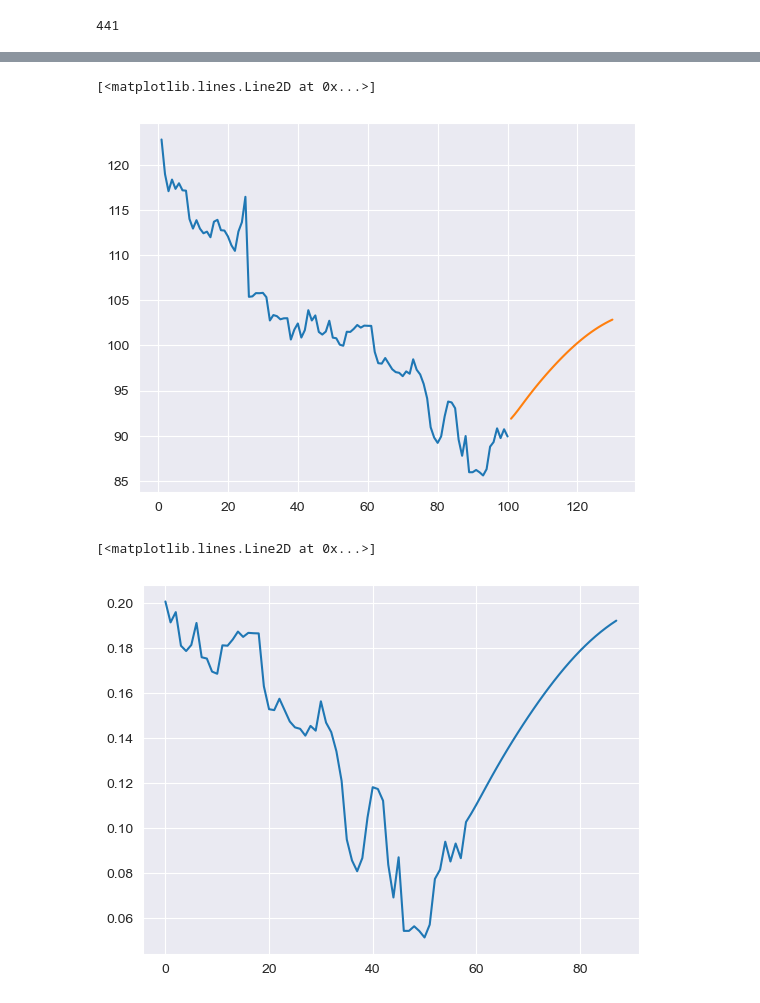
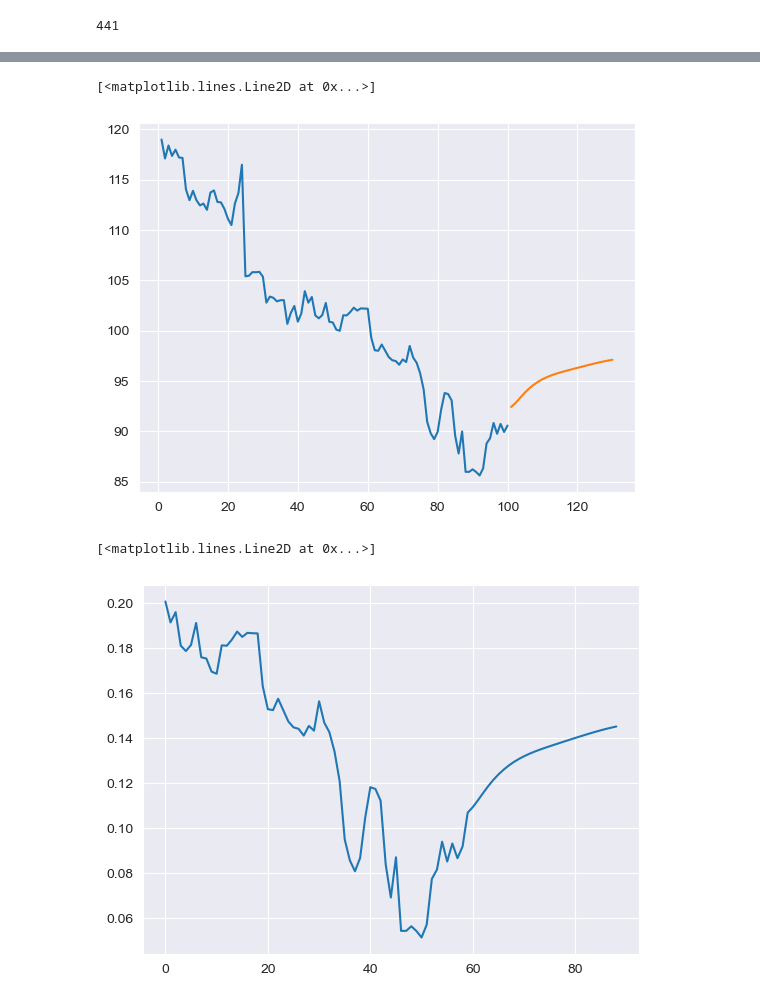
Before and after one commit to sonmarttt/StockAI, a Jupyter notebook: ForecastTrends.ipynb, the cells around one changed output, grey strips where cells are left out. Drawn from its saved outputs; the diff is of its cells as text; code cells hidden in the pictures.

```diff
--- a/ForecastTrends.ipynb
+++ b/ForecastTrends.ipynb
@@ -107,5 +96,4 @@ array([[0.42703317],
 # %%
-import numpy
 # convert an array of values into a dataset matrix
 def create_dataset(dataset, time_step=1):
 	dataX, dataY = [], []
@@ -113,7 +101,7 @@ def create_dataset(dataset, time_step=1):
 		a = dataset[i:(i+time_step), 0]   ###i=0, 0,1,2,3-----99   100
 		dataX.append(a)
 		dataY.append(dataset[i + time_step, 0])
-	return numpy.array(dataX), numpy.array(dataY)
+	return np.array(dataX), np.array(dataY)
 # %%
 # reshape into X=t,t+1,t+2,t+3 and Y=t+4
 time_step = 100
@@ -143,10 +126,22 @@ from tensorflow.keras.layers import LSTM
 # %%
+from keras.src.utils import plot_model
+from tensorflow.python.keras.callbacks import EarlyStopping
+
+### Create the Stacked LSTM model
+# Compile the model
+# Ensure model is built
+
 model=Sequential()
-model.add(LSTM(50,return_sequences=True,input_shape=(100,1)))
-model.add(LSTM(50,return_sequences=True))
+model.add(Input(shape=(100, 1)))  # Input shape: (timesteps, features)
+model.add(LSTM(50,return_sequences=True, activation = 'relu'))
+model.add(LSTM(50,return_sequences=True, activation = 'relu'))
 model.add(LSTM(50))
+model.add(Dense(25))
 model.add(Dense(1))
-model.compile(loss='mean_squared_error',optimizer='adam')
+model.compile(loss='MeanSquaredError',optimizer='adam', metrics = ['MeanSquaredError'])
+model.build((None, X_train.shape[1], 1))
+
+early_stopping = EarlyStopping(monitor='val_MeanSquaredError', patience=10, restore_best_weights=True,mode='min')
 # %%
 model.summary()
 # %% [output]
@@ -167,5 +164,5 @@ Model: "sequential_1"
  Non-trainable params: 0 (0.00 B)
 # %%
-model.fit(X_train,y_train,validation_data=(X_test,ytest),epochs=100,batch_size=64,verbose=1)
+history = model.fit(X_train,y_train,validation_data=(X_test,ytest), epochs=100,batch_size=64,verbose=1, callbacks=[early_stopping])
 # %% [output]
 Epoch 1/100
@@ -238,6 +258,6 @@ len(test_data)
 # %% [output]
 441
 # %%
-x_input=test_data[340:].reshape(1,0-1)
+x_input=test_data[-100:].reshape(1,0-1)
 x_input.shape
 # %% [output]
@@ -314,16 +332,16 @@ len(df1)
 # %%
-plt.plot(day_new,scaler.inverse_transform(df1[1158:]))
+plt.plot(day_new,scaler.inverse_transform(df1[-100:]))
 plt.plot(day_pred,scaler.inverse_transform(lst_output))
 # %% [output]
 [<matplotlib.lines.Line2D at 0x...>]
-[figure, old version]
+[figure, new version]
 # %%
 df3=df1.tolist()
 df3.extend(lst_output)
 plt.plot(df3[1200:])
 # %% [output]
 [<matplotlib.lines.Line2D at 0x...>]
-[figure, old version]
+[figure, new version]
 # %%
 df3=scaler.inverse_transform(df3).tolist()
 # %%
```
Also changed, not shown: parts of 28 cells of this notebook, 5 other files.
